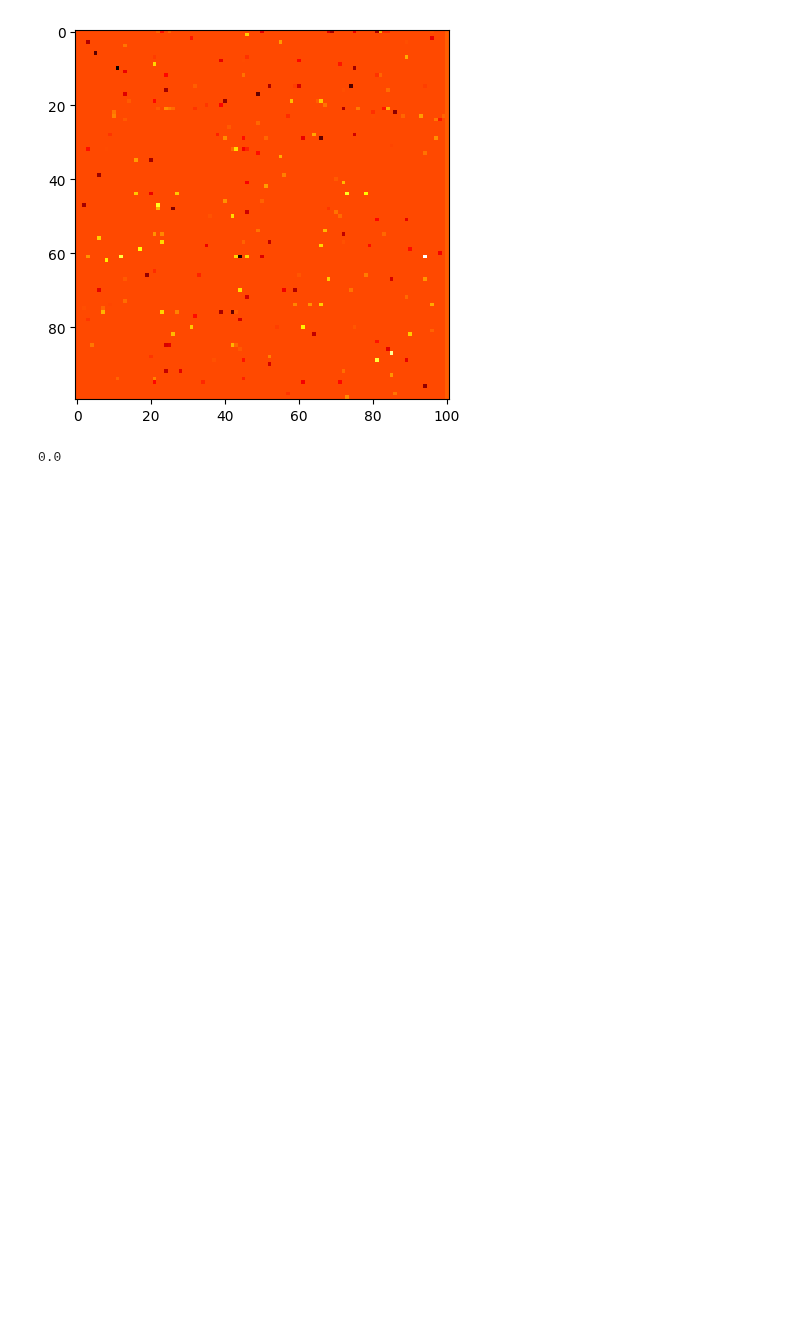
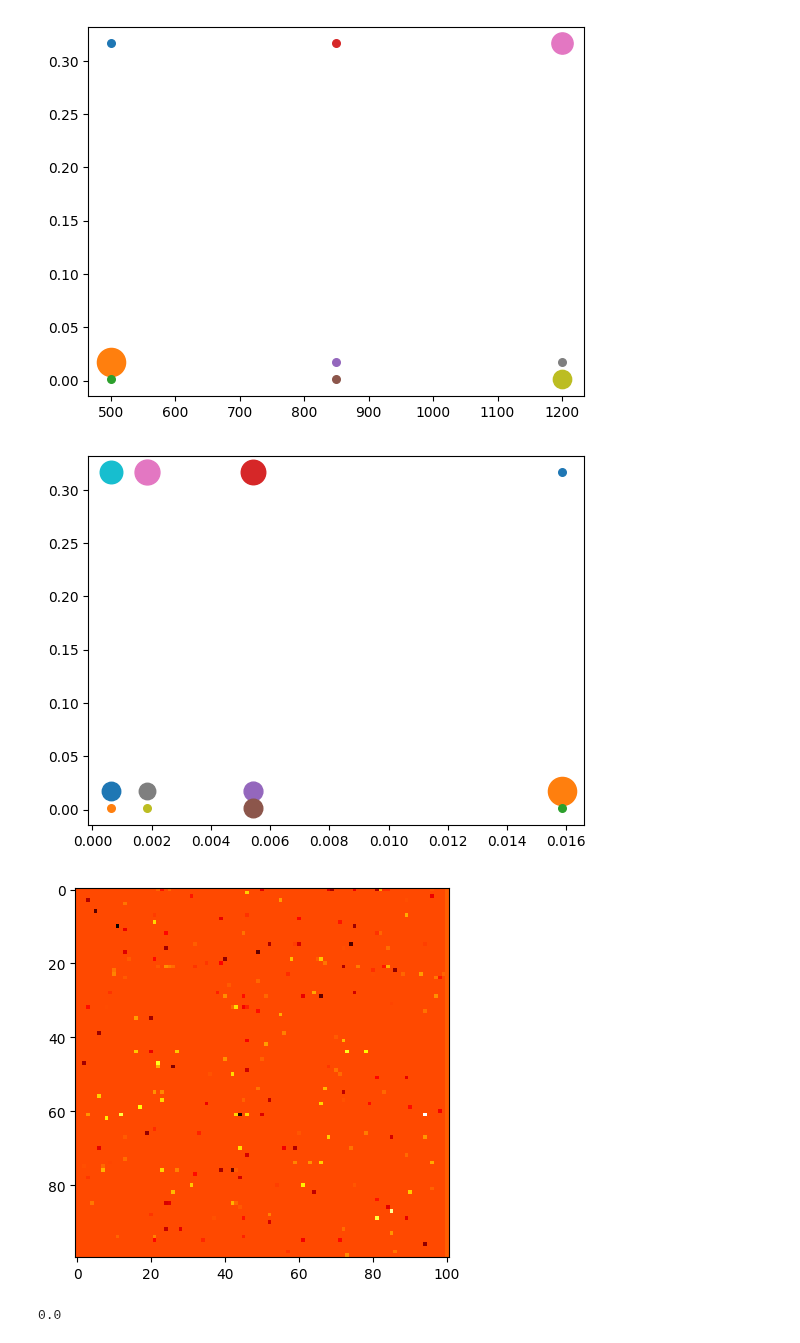
Before and after one commit to aeirya/information-retrieval-course, a Jupyter notebook: hw3/hyperparams.ipynb, the cells around one changed output. Drawn from its saved outputs; the diff is of its cells as text; code cells hidden in the pictures; blank space fills up the shorter version.

```diff
--- a/hw3/hyperparams.ipynb
+++ b/hw3/hyperparams.ipynb
@@ -103,0 +132,15 @@ plt.scatter(sep, slr)
+# %%
+
+def twoDplot(ssd, l1, l2):
+    for i in range(ssd.shape[0]):
+        for j in range(ssd.shape[1]):
+            plt.scatter(l1[i], l2[j], (ssd[i,j]+ 0.1)*300)
+    plt.show()
+
+ssd = scores[:,0,:,0,:]
+twoDplot(ssd[:, 0, :], single_eps, single_sample_size)
+twoDplot(ssd[0, :, :], single_lr, single_sample_size)
+twoDplot(ssd[:, :, 1], single_eps, single_lr)
+# %% [output]
+[figure, added]
+[figure, added]
```
Also changed, not shown: parts of 6 cells of this notebook.
